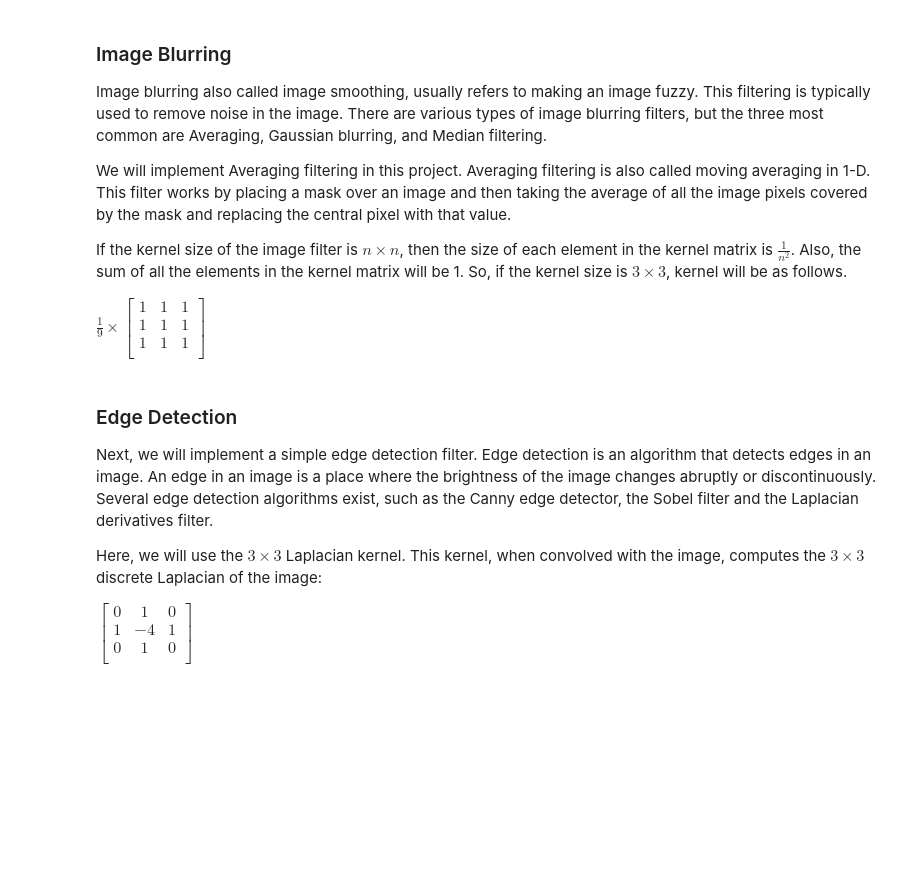
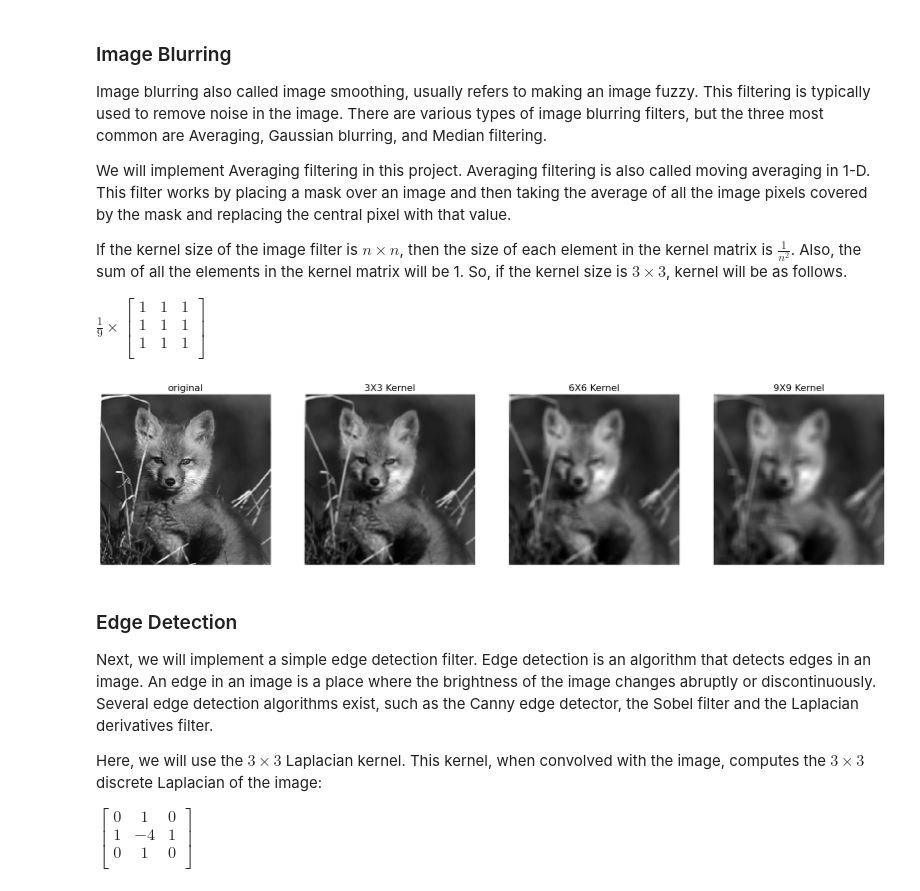
Before and after one commit to nraultwang/cs182, a Jupyter notebook: hw04/code/HandDesignFilters.ipynb, the cells around one changed output. Cells and saved outputs as stored; diff of their text form; code cells hidden in the pictures; blank space fills up the shorter version.

```diff
--- a/hw04/code/HandDesignFilters.ipynb
+++ b/hw04/code/HandDesignFilters.ipynb
@@ -94,22 +96,25 @@ $
 # %%
 def averaging_filtering(image, filter_size=3):
     #############################################################################
     # TODO: Implement the averaging filter with the given filter size.          #
     # Hint: You can use np.ones                                                 #
     #############################################################################
+    kernel = np.ones((filter_size, filter_size)) / (filter_size**2)
     #############################################################################
     #                             END OF YOUR CODE                              #
     #############################################################################
     output = ndimage.convolve(image, kernel)
     return output
 
 avg_images, avg_titles = [gray_img], ['original']
 for kernel_size in [3, 6, 9]:
     averaging_image = averaging_filtering(gray_img, kernel_size)
     avg_images.append(averaging_image)
     avg_titles.append(f'{kernel_size}X{kernel_size} Kernel')
 
 show_multiple_images(avg_images, avg_titles)
+# %% [output]
+[figure, added]
 # %% [markdown]
 ### Edge Detection
 
```
Also changed, not shown: parts of 2 cells of this notebook, 7 other files.
